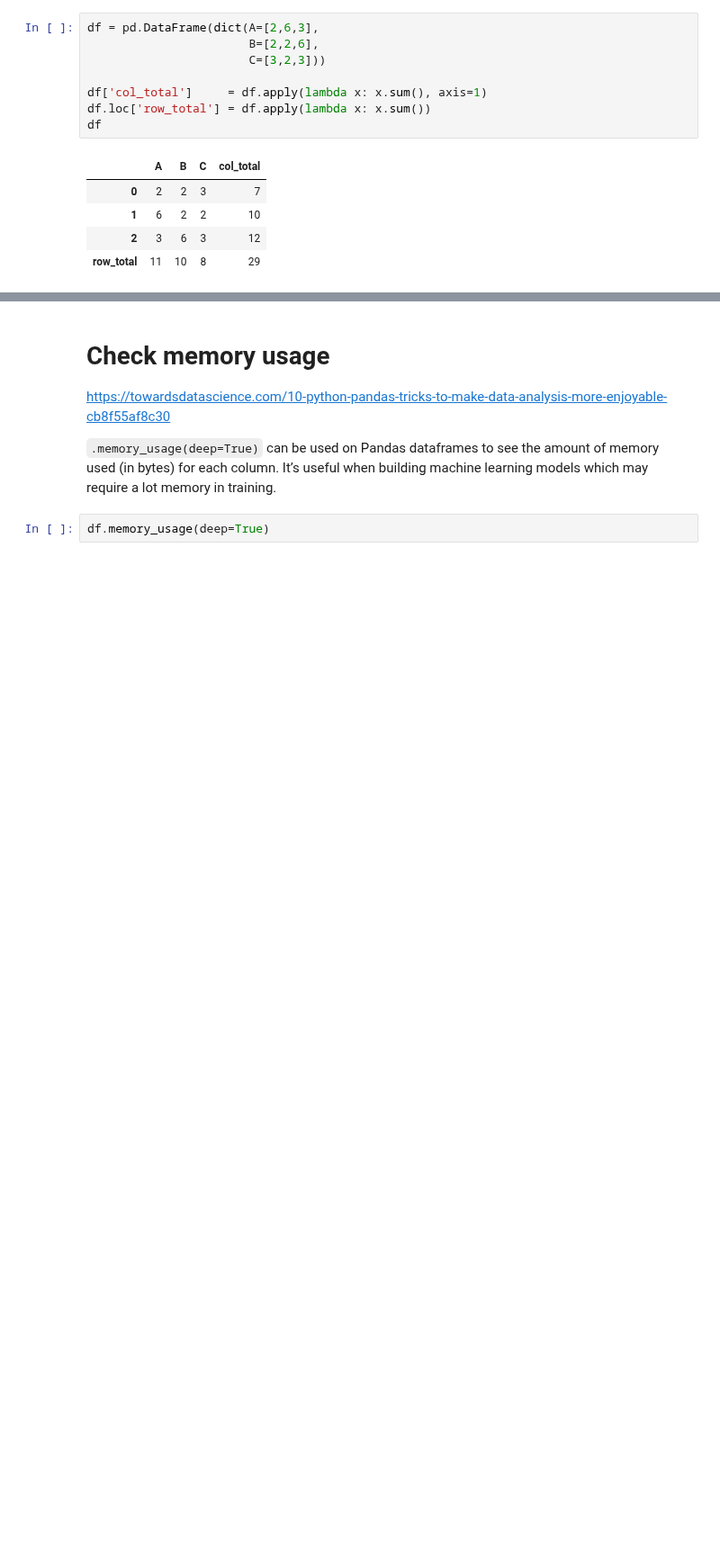
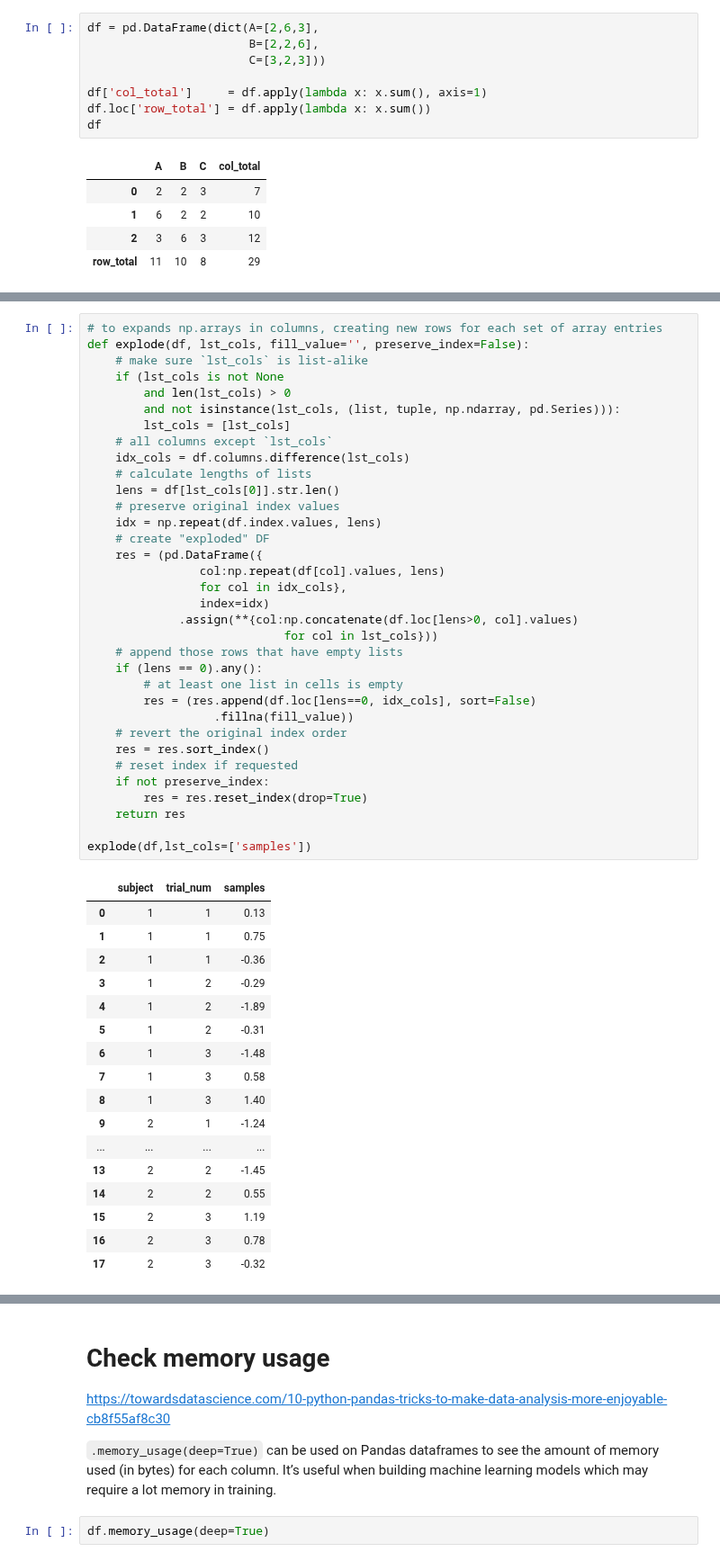
Before and after one commit to NelisW/PythonNotesToSelf, a Jupyter notebook: pandas/PandasCheatSheet.ipynb, the cells around one changed output, grey strips where cells are left out. Shown at 90% size. Drawn from its saved outputs; the diff is of its cells as text; blank space fills up the shorter version.

```diff
--- a/pandas/PandasCheatSheet.ipynb
+++ b/pandas/PandasCheatSheet.ipynb
@@ -3783,0 +3865,52 @@ df
+# %%
+# to expands np.arrays in columns, creating new rows for each set of array entries
+def explode(df, lst_cols, fill_value='', preserve_index=False):
+    # make sure `lst_cols` is list-alike
+    if (lst_cols is not None
+        and len(lst_cols) > 0
+        and not isinstance(lst_cols, (list, tuple, np.ndarray, pd.Series))):
+        lst_cols = [lst_cols]
+    # all columns except `lst_cols`
+    idx_cols = df.columns.difference(lst_cols)
+    # calculate lengths of lists
+    lens = df[lst_cols[0]].str.len()
+    # preserve original index values
+    idx = np.repeat(df.index.values, lens)
+    # create "exploded" DF
+    res = (pd.DataFrame({
+                col:np.repeat(df[col].values, lens)
+                for col in idx_cols},
+                index=idx)
+             .assign(**{col:np.concatenate(df.loc[lens>0, col].values)
+                            for col in lst_cols}))
+    # append those rows that have empty lists
+    if (lens == 0).any():
+        # at least one list in cells is empty
+        res = (res.append(df.loc[lens==0, idx_cols], sort=False)
+                  .fillna(fill_value))
+    # revert the original index order
+    res = res.sort_index()
+    # reset index if requested
+    if not preserve_index:
+        res = res.reset_index(drop=True)
+    return res
+
+explode(df,lst_cols=['samples'])
+# %% [output]
+|  | subject | trial_num | samples |
+| 0 | 1 | 1 | 0.13 |
+| 1 | 1 | 1 | 0.75 |
+| 2 | 1 | 1 | -0.36 |
+| 3 | 1 | 2 | -0.29 |
+| 4 | 1 | 2 | -1.89 |
+| 5 | 1 | 2 | -0.31 |
+| 6 | 1 | 3 | -1.48 |
+| 7 | 1 | 3 | 0.58 |
+| 8 | 1 | 3 | 1.40 |
+| 9 | 2 | 1 | -1.24 |
+| ... | ... | ... | ... |
+| 13 | 2 | 2 | -1.45 |
+| 14 | 2 | 2 | 0.55 |
+| 15 | 2 | 3 | 1.19 |
+| 16 | 2 | 3 | 0.78 |
+| 17 | 2 | 3 | -0.32 |
```
Also changed, not shown: parts of 7 cells of this notebook, 1 other file.
